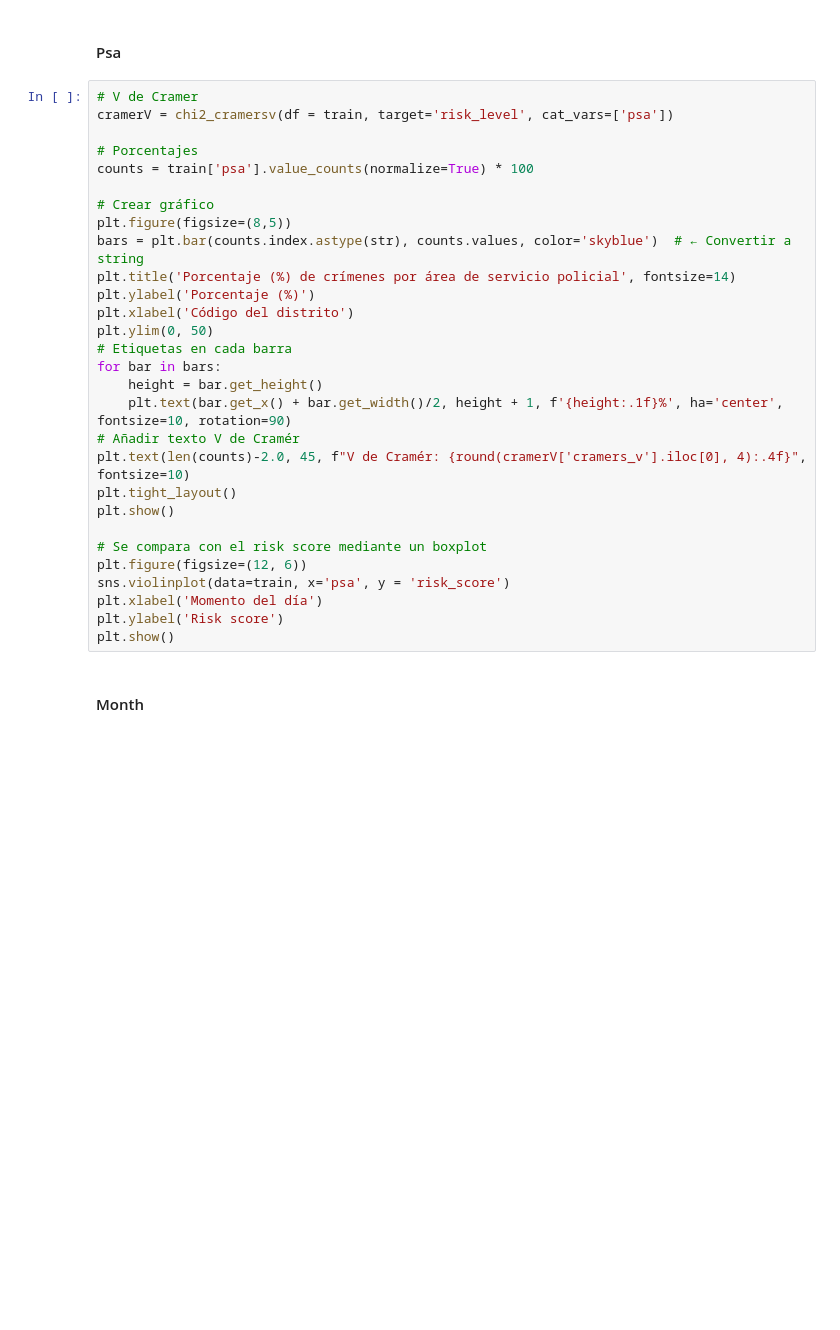
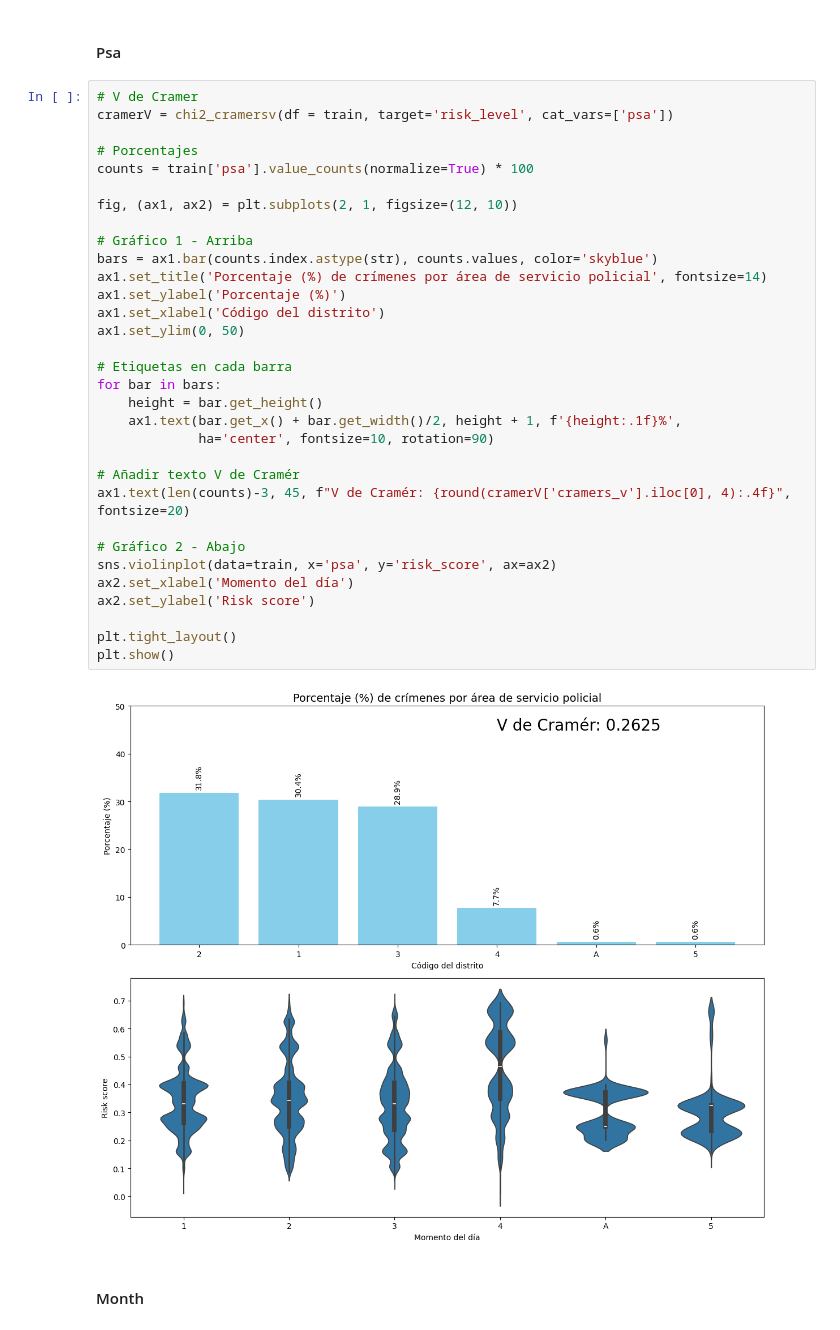
Before and after one commit to dnunez29/Trabajo-Final-Graduacion, a Jupyter notebook: Scripts/TFM_DanielNunez_ModeloGeoespacial.ipynb, the cells around one changed output. Cells and saved outputs as stored; diff of their text form; blank space fills up the shorter version.

```diff
--- a/Scripts/TFM_DanielNunez_ModeloGeoespacial.ipynb
+++ b/Scripts/TFM_DanielNunez_ModeloGeoespacial.ipynb
@@ -920,31 +1000,36 @@ plt.show()
 # %%
 # V de Cramer
 cramerV = chi2_cramersv(df = train, target='risk_level', cat_vars=['psa'])
 
 # Porcentajes
 counts = train['psa'].value_counts(normalize=True) * 100
 
-# Crear gráfico
-plt.figure(figsize=(8,5))
-bars = plt.bar(counts.index.astype(str), counts.values, color='skyblue')  # ← Convertir a string
-plt.title('Porcentaje (%) de crímenes por área de servicio policial', fontsize=14)
-plt.ylabel('Porcentaje (%)')
-plt.xlabel('Código del distrito')
-plt.ylim(0, 50)
+fig, (ax1, ax2) = plt.subplots(2, 1, figsize=(12, 10))
+
+# Gráfico 1 - Arriba
+bars = ax1.bar(counts.index.astype(str), counts.values, color='skyblue')
+ax1.set_title('Porcentaje (%) de crímenes por área de servicio policial', fontsize=14)
+ax1.set_ylabel('Porcentaje (%)')
+ax1.set_xlabel('Código del distrito')
+ax1.set_ylim(0, 50)
+
 # Etiquetas en cada barra
 for bar in bars:
     height = bar.get_height()
-    plt.text(bar.get_x() + bar.get_width()/2, height + 1, f'{height:.1f}%', ha='center', fontsize=10, rotation=90)
+    ax1.text(bar.get_x() + bar.get_width()/2, height + 1, f'{height:.1f}%',
+             ha='center', fontsize=10, rotation=90)
+
 # Añadir texto V de Cramér
-plt.text(len(counts)-2.0, 45, f"V de Cramér: {round(cramerV['cramers_v'].iloc[0], 4):.4f}", fontsize=10)
+ax1.text(len(counts)-3, 45, f"V de Cramér: {round(cramerV['cramers_v'].iloc[0], 4):.4f}", fontsize=20)
+
+# Gráfico 2 - Abajo
+sns.violinplot(data=train, x='psa', y='risk_score', ax=ax2)
+ax2.set_xlabel('Momento del día')
+ax2.set_ylabel('Risk score')
+
 plt.tight_layout()
 plt.show()
-
-# Se compara con el risk score mediante un boxplot
-plt.figure(figsize=(12, 6))
-sns.violinplot(data=train, x='psa', y = 'risk_score')
-plt.xlabel('Momento del día')
-plt.ylabel('Risk score')
-plt.show()
+# %% [output]
+[figure, added]
 # %% [markdown]
 #### Month
```
Also changed, not shown: parts of 44 cells of this notebook, 23 other files.
